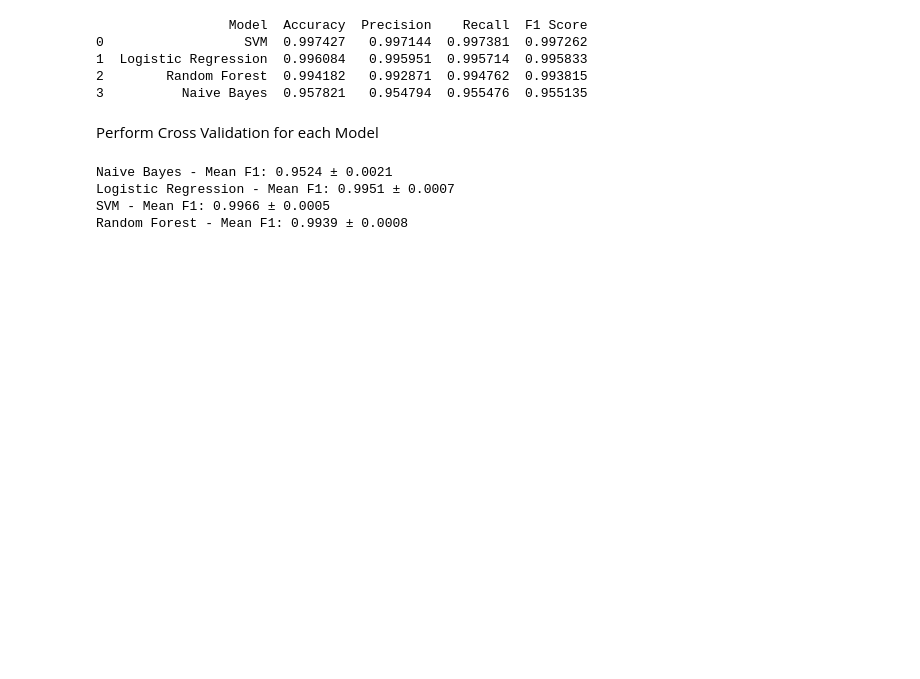
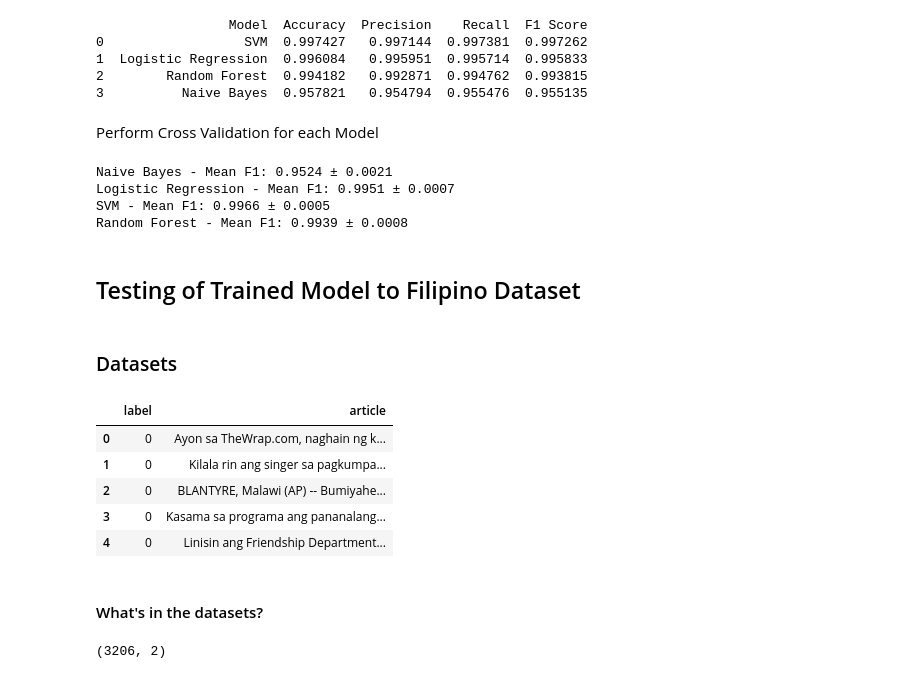
Before and after one commit to xRomory/CCMACLRL_COM231ML_PROJECT, a Jupyter notebook: fake_news/fake_news_detection.ipynb, the cells around one changed output. Drawn from its saved outputs; the diff is of its cells as text; code cells hidden in the pictures; blank space fills up the shorter version.

```diff
--- a/fake_news/fake_news_detection.ipynb
+++ b/fake_news/fake_news_detection.ipynb
@@ -907,3 +907,25 @@ Naive Bayes - Mean F1: 0.9524 ± 0.0021
 Logistic Regression - Mean F1: 0.9951 ± 0.0007
 SVM - Mean F1: 0.9966 ± 0.0005
 Random Forest - Mean F1: 0.9939 ± 0.0008
+# %% [markdown]
+## Testing of Trained Model to Filipino Dataset
+# %% [markdown]
+### Datasets
+# %%
+ph_url = "https://github.com/xRomory/CCMACLRL_COM231ML_PROJECT/blob/main/fake_news/datasets/filipino_news.csv?raw=true"
+ph_data = pd.read_csv(ph_url)
+
+ph_data.head()
+# %% [output]
+|  | label | article |
+| 0 | 0 | Ayon sa TheWrap.com, naghain ng k... |
+| 1 | 0 | Kilala rin ang singer sa pagkumpa... |
+| 2 | 0 | BLANTYRE, Malawi (AP) -- Bumiyahe... |
+| 3 | 0 | Kasama sa programa ang pananalang... |
+| 4 | 0 | Linisin ang Friendship Department... |
+# %% [markdown]
+#### What's in the datasets?
+# %%
+ph_data.shape
+# %% [output]
+(3206, 2)
```
Also changed, not shown: parts of 18 cells of this notebook.
